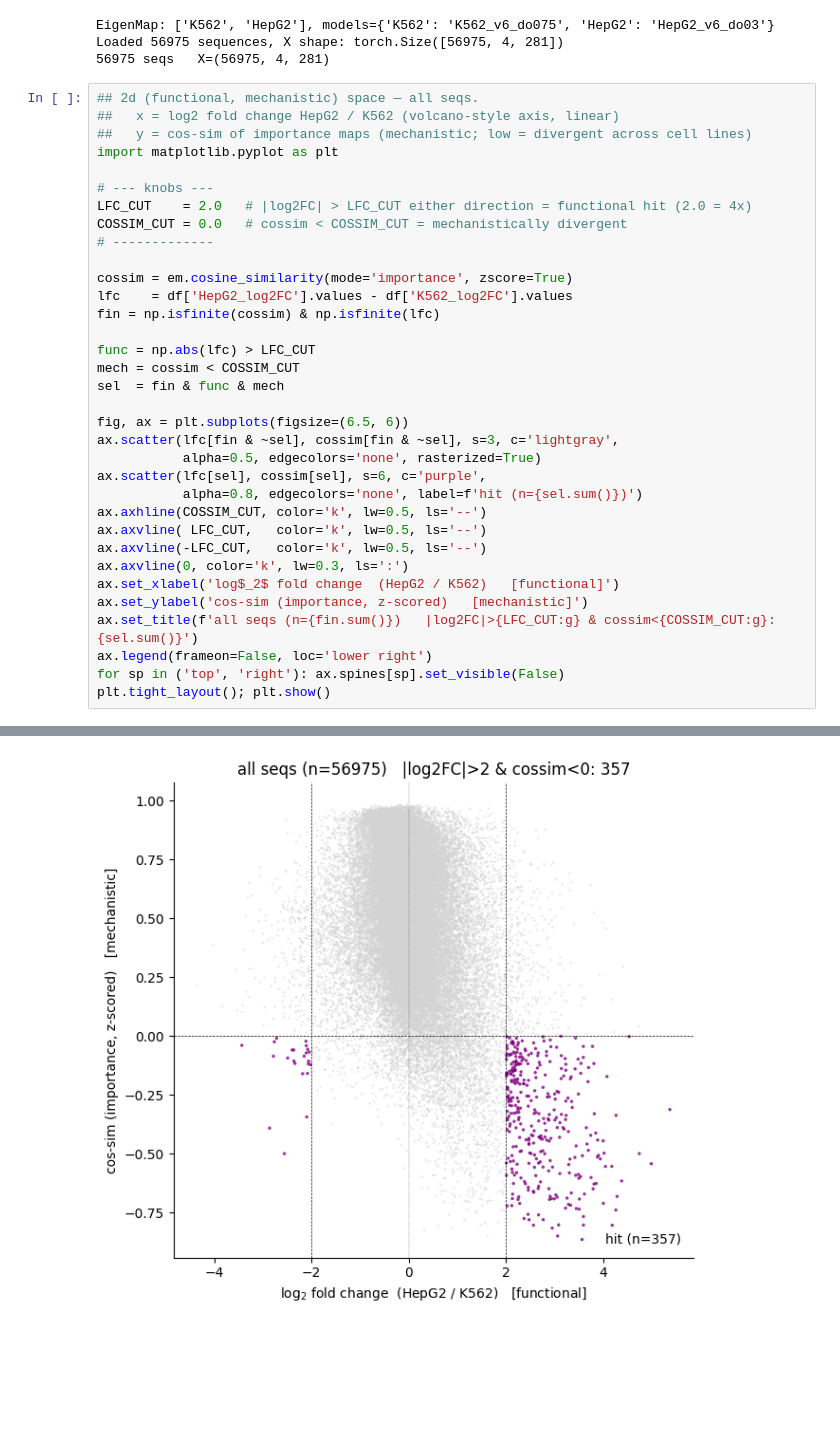
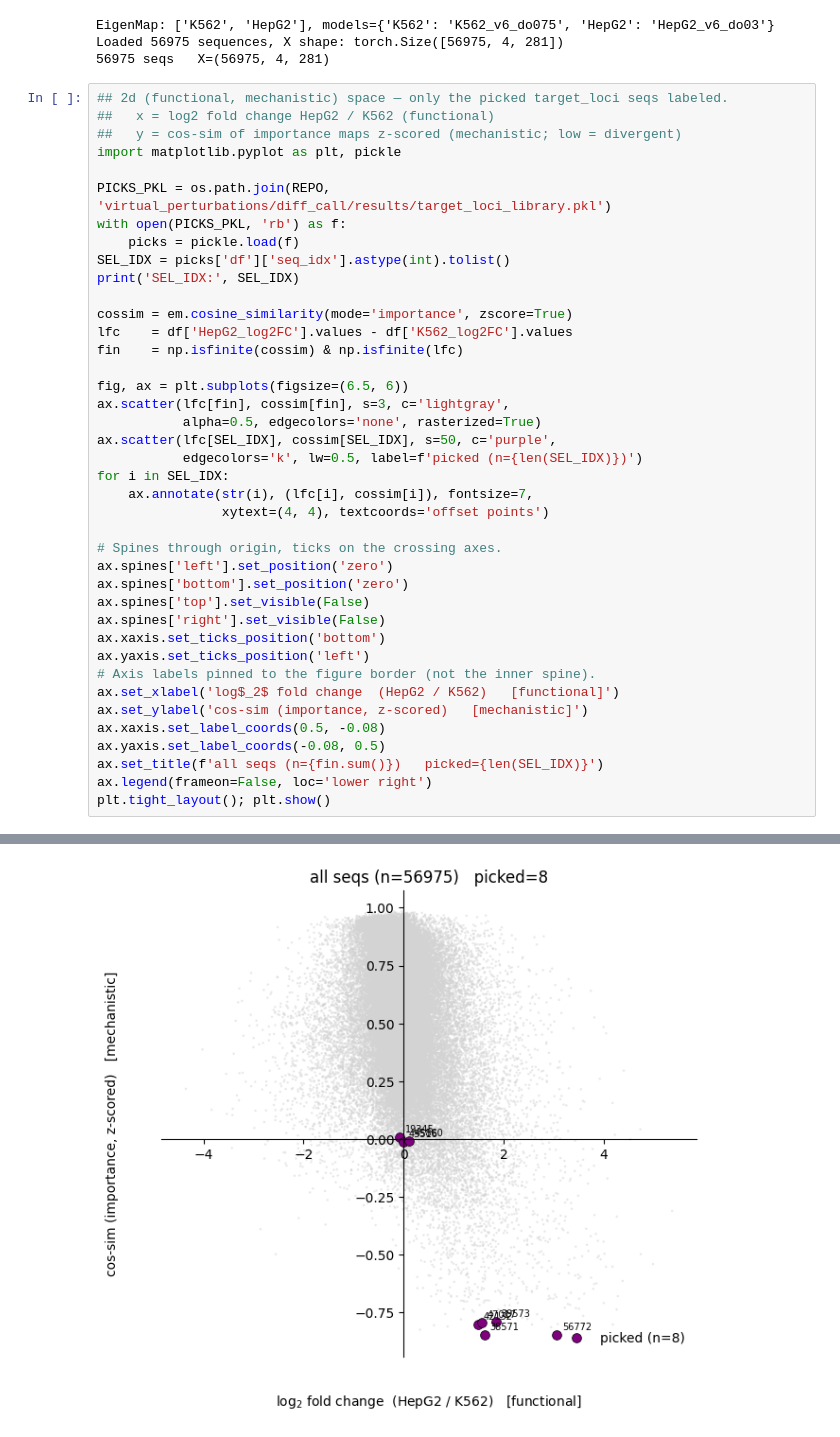
Before and after one commit to pabmantilla/Hippo_dependency_mpra, a Jupyter notebook: genomic_targets/scripts/2d_diff_call/scripts/2d_library.ipynb, the cells around one changed output, grey strips where cells are left out. Drawn from its saved outputs; the diff is of its cells as text; blank space fills up the shorter version.

Commit message:
motifs on 2d space

```diff
--- a/genomic_targets/scripts/2d_diff_call/scripts/2d_library.ipynb
+++ b/genomic_targets/scripts/2d_diff_call/scripts/2d_library.ipynb
@@ -34,37 +34,43 @@ EigenMap: ['K562', 'HepG2'], models={'K562': 'K562_v6_do075', 'HepG2': 'HepG2_v6
 Loaded 56975 sequences, X shape: torch.Size([56975, 4, 281])
 56975 seqs   X=(56975, 4, 281)
 # %%
-## 2d (functional, mechanistic) space — all seqs.
-##   x = log2 fold change HepG2 / K562 (volcano-style axis, linear)
-##   y = cos-sim of importance maps (mechanistic; low = divergent across cell lines)
-import matplotlib.pyplot as plt
+## 2d (functional, mechanistic) space — only the picked target_loci seqs labeled.
+##   x = log2 fold change HepG2 / K562 (functional)
+##   y = cos-sim of importance maps z-scored (mechanistic; low = divergent)
+import matplotlib.pyplot as plt, pickle
 
-# --- knobs ---
-LFC_CUT    = 2.0   # |log2FC| > LFC_CUT either direction = functional hit (2.0 = 4x)
-COSSIM_CUT = 0.0   # cossim < COSSIM_CUT = mechanistically divergent
-# -------------
+PICKS_PKL = os.path.join(REPO, 'virtual_perturbations/diff_call/results/target_loci_library.pkl')
+with open(PICKS_PKL, 'rb') as f:
+    picks = pickle.load(f)
+SEL_IDX = picks['df']['seq_idx'].astype(int).tolist()
+print('SEL_IDX:', SEL_IDX)
 
 cossim = em.cosine_similarity(mode='importance', zscore=True)
 lfc    = df['HepG2_log2FC'].values - df['K562_log2FC'].values
-fin = np.isfinite(cossim) & np.isfinite(lfc)
-
-func = np.abs(lfc) > LFC_CUT
-mech = cossim < COSSIM_CUT
-sel  = fin & func & mech
+fin    = np.isfinite(cossim) & np.isfinite(lfc)
 
 fig, ax = plt.subplots(figsize=(6.5, 6))
-ax.scatter(lfc[fin & ~sel], cossim[fin & ~sel], s=3, c='lightgray',
+ax.scatter(lfc[fin], cossim[fin], s=3, c='lightgray',
            alpha=0.5, edgecolors='none', rasterized=True)
-ax.scatter(lfc[sel], cossim[sel], s=6, c='purple',
-           alpha=0.8, edgecolors='none', label=f'hit (n={sel.sum()})')
-ax.axhline(COSSIM_CUT, color='k', lw=0.5, ls='--')
-ax.axvline( LFC_CUT,   color='k', lw=0.5, ls='--')
-ax.axvline(-LFC_CUT,   color='k', lw=0.5, ls='--')
-ax.axvline(0, color='k', lw=0.3, ls=':')
+ax.scatter(lfc[SEL_IDX], cossim[SEL_IDX], s=50, c='purple',
+           edgecolors='k', lw=0.5, label=f'picked (n={len(SEL_IDX)})')
+for i in SEL_IDX:
+    ax.annotate(str(i), (lfc[i], cossim[i]), fontsize=7,
+                xytext=(4, 4), textcoords='offset points')
+
+# Spines through origin, ticks on the crossing axes.
+ax.spines['left'].set_position('zero')
+ax.spines['bottom'].set_position('zero')
+ax.spines['top'].set_visible(False)
+ax.spines['right'].set_visible(False)
+ax.xaxis.set_ticks_position('bottom')
+ax.yaxis.set_ticks_position('left')
+# Axis labels pinned to the figure border (not the inner spine).
 ax.set_xlabel('log$_2$ fold change  (HepG2 / K562)   [functional]')
 ax.set_ylabel('cos-sim (importance, z-scored)   [mechanistic]')
-ax.set_title(f'all seqs (n={fin.sum()})   |log2FC|>{LFC_CUT:g} & cossim<{COSSIM_CUT:g}: {sel.sum()}')
+ax.xaxis.set_label_coords(0.5, -0.08)
+ax.yaxis.set_label_coords(-0.08, 0.5)
+ax.set_title(f'all seqs (n={fin.sum()})   picked={len(SEL_IDX)}')
 ax.legend(frameon=False, loc='lower right')
-for sp in ('top', 'right'): ax.spines[sp].set_visible(False)
 plt.tight_layout(); plt.show()
 # %% [output]
@@ -71,4 +78,4 @@ plt.tight_layout(); plt.show()
-[figure, old version]
+[figure, new version]
 # %%
 ## Load TF-MoDISco results for the full ~56K library (run separately via run_modisco_full.sbatch).
 import h5py
```
Also changed, not shown: parts of 10 cells of this notebook, 1 other file.
